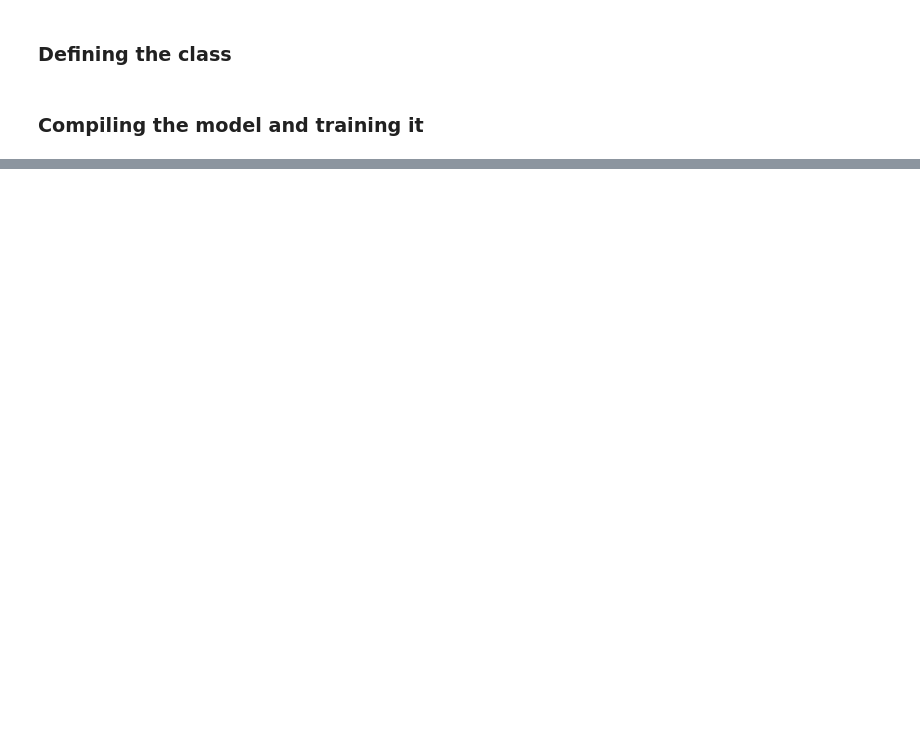
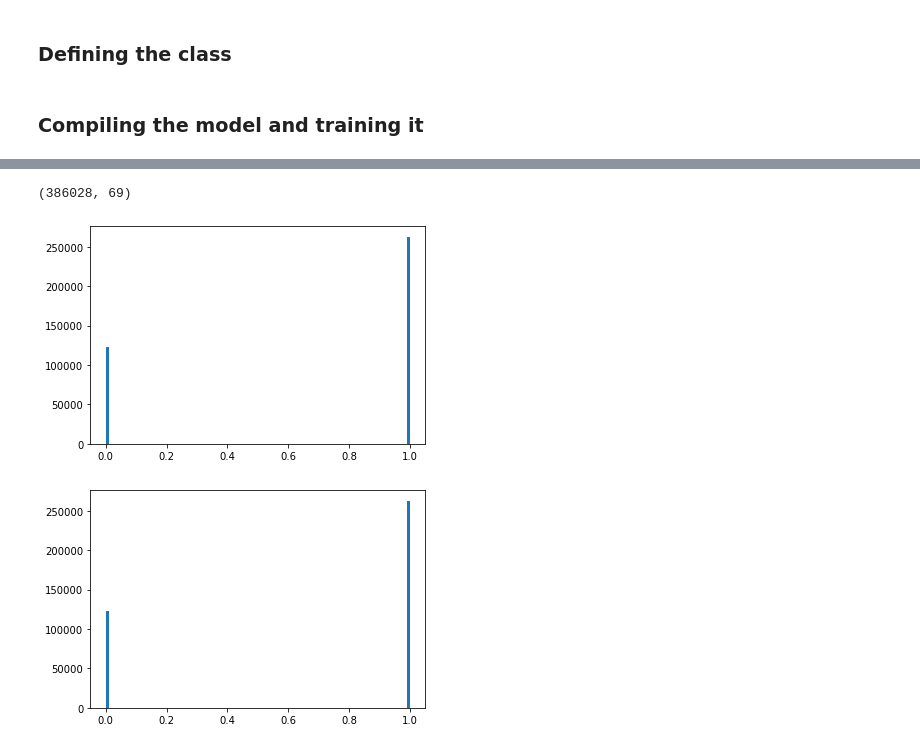
Before and after one commit to falconflier/tsg_model, a Jupyter notebook: tsg_model.ipynb, the cells around one changed output, grey strips where cells are left out. Drawn from its saved outputs; the diff is of its cells as text; code cells hidden in the pictures; blank space fills up the shorter version.

```diff
--- a/tsg_model.ipynb
+++ b/tsg_model.ipynb
@@ -115,0 +122,11 @@ Shape of the data is (175126, 68)
+# %%
+new_path = "/eos/user/a/afriberg/datasets/has_B/ZH_HToBB_ZToLL_M125_13TeV_powheg_pythia8.root"
+df = get_df(new_path, '*')
+# Select a particular type of particle 4 means Charm 5 means B quark?
+df.query("FatJet_gen_hadronFlavour == 5", inplace=True)
+
+df.dropna(inplace=True)
+df = df[features]
+
+new_X = df.to_numpy()
+new_X = new_X.astype("float32")
@@ -115,0 +135,14 @@ Shape of the data is (175126, 68)
+# %%
+num_new = np.size(new_X, axis=0)
+X = np.append(X, new_X, axis=0)
+print(f"new_X has shape {np.shape(new_X)}\nX has shape {np.shape(X)}")
+# print(np.allclose(X[-num_new:, :], new_X))
+
+# Scale our data using a MinMaxScaler that will scale
+# each number so that it will be between 0 and 1
+scaler = MinMaxScaler()
+data = scaler.fit_transform(X)
+new_X = data[-num_new:, :]
+X = data[:-num_new, :]
+
+print(f"X now has shape {np.shape(X)}\n new_X now has shape {np.shape(new_X)}")
@@ -252,0 +340,12 @@ _________________________________________________________________
+# %%
+print(np.shape(x_test))
+feat_idx = features.index("FatJet_sv_enration")
+plt.hist(x_test[:, feat_idx], bins=100)
+plt.show()
+y_test = np.rint(x_test[:, feat_idx]).astype(int)
+plt.hist(y_test, bins=100)
+plt.show()
+# %% [output]
+(386028, 69)
+[figure, added]
+[figure, added]
```
Also changed, not shown: parts of 21 cells of this notebook, 1 other file.
